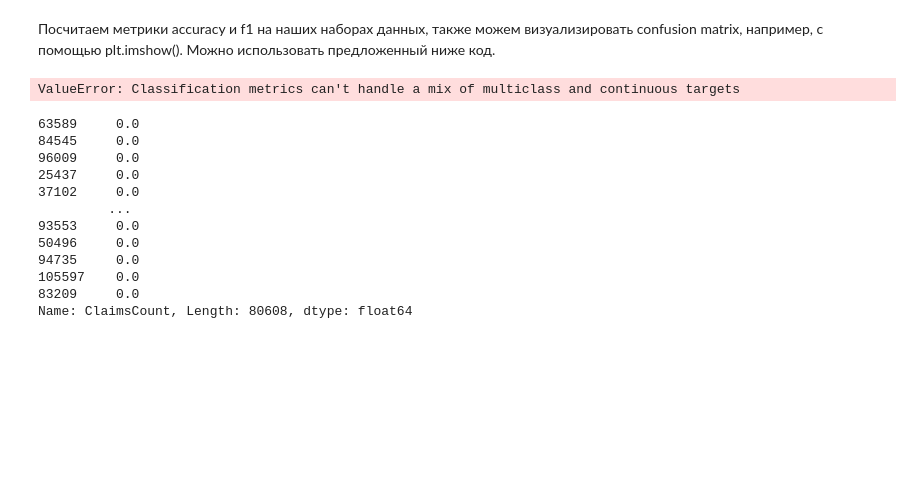
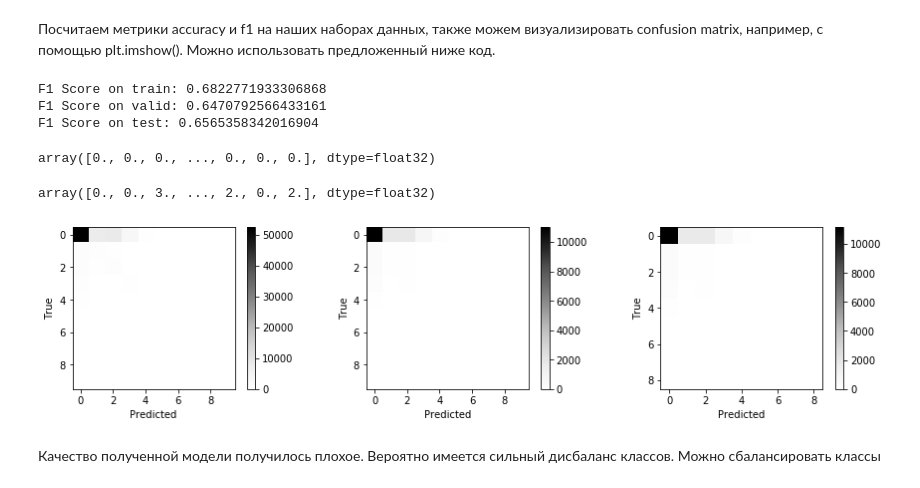
Before and after one commit to Aleksei741/Python_Lesson, a Jupyter notebook: Машинное обучение в бизнесе/Lesson_8/HW.ipynb, the cells around one changed output. Cells and saved outputs as stored; diff of their text form; code cells hidden in the pictures; blank space fills up the shorter version.

```diff
--- a/Машинное обучение в бизнесе/Lesson_8/HW.ipynb
+++ b/Машинное обучение в бизнесе/Lesson_8/HW.ipynb
@@ -432,7 +444,7 @@ cv_params = {'num_boost_round': 300,
               }
 # %%
 # Определим границы, в которых будем искать гиперпараметры
-
+'''
 space_freq = {'objective': 'count:poisson',
               'max_depth': hp.choice('max_depth', [5, 8, 10, 12, 15]),
               'min_child_weight': hp.uniform('min_child_weight', 0, 50),
@@ -442,13 +454,13 @@ space_freq = {'objective': 'count:poisson',
               'lambda': hp.uniform('lambda', 0, 1),
               'eta': hp.uniform('eta', 0.01, 1),
               'tree_method': 'hist'
-              }
+              }'''
 # %%
 # Оптимизация (количество итераций снижено для ускорения работы)
 
 trials = Trials()
-best = fmin(fn=partial(objective, cv_params=cv_params, data=train_c),
-            space=space_freq, trials=trials, algo=tpe.suggest, max_evals=50, timeout=3600)
+best = fmin(fn=partial(objective, cv_params=cv_params, data=train),
+            space=space_freq, trials=trials, algo=tpe.suggest, max_evals=10, timeout=3600)
 # %%
 # Оптимальные гиперпараметры
 
@@ -470,32 +490,43 @@ train_params = {'num_boost_round': 300,
 # %% [markdown]
 Далее обучим нашу модель с оптимальными параметрами
 # %%
-progress_wo_es = dict()
-xgb_freq_wo_es = xgb.train(params=best_params, dtrain=train_c, evals=[(train_c, "train"), (valid_c, "valid"), (test_c, "test")],
-                           evals_result=progress_wo_es, **train_params)
+progress = dict()
+xgb_ClaimsCount = xgb.train(params=best_params, dtrain=train, evals=[(train, "train"), (valid, "valid"), (test, "test")],
+                           evals_result=progress, **train_params)
 # %% [markdown]
 Посчитаем метрики accuracy и f1 на наших наборах данных, также можем визуализировать confusion matrix, например, с помощью plt.imshow(). Можно использовать предложенный ниже код.
 # %%
-dfsets = [{'set': 'train', 'dmat': xgb_train, 'target': y_train},
-          {'set': 'valid', 'dmat': xgb_valid, 'target': y_valid},
-          {'set': 'test', 'dmat': xgb_test, 'target': y_test}]
+dfsets = [{'set': 'train', 'dmat': train, 'target': y_train},
+          {'set': 'valid', 'dmat': valid, 'target': y_valid},
+          {'set': 'test', 'dmat': test, 'target': y_test}]
 for dfset in dfsets:
-    class_preds = xgb.predict(dfset['dmat']) # Посчитаем предсказанные значения
-    print('F1 Score on ' + str(dfset['set'])+':', f1_score(list(dfset['target']), class_preds, average='micro')) # Посчитаем F1 Score
+    class_preds = xgb_ClaimsCount.predict(dfset['dmat']) # Посчитаем предсказанные значения
+    print('F1 Score on ' + str(dfset['set'])+':', f1_score(dfset['target'], class_preds, average='micro')) # Посчитаем F1 Score
 # %% [output]
-ValueError: Classification metrics can't handle a mix of multiclass and continuous targets
+F1 Score on train: 0.6822771933306868
+F1 Score on valid: 0.6470792566433161
+F1 Score on test: 0.6565358342016904
-# %%
-y_train
-# %% [output]
-63589     0.0
-84545     0.0
-96009     0.0
-25437     0.0
-37102     0.0
-         ...
-93553     0.0
-50496     0.0
-94735     0.0
-105597    0.0
-83209     0.0
-Name: ClaimsCount, Length: 80608, dtype: float64
+# %%
+np.array(dfsets[0]['target'], dtype='float32')
+# %% [output]
+array([0., 0., 0., ..., 0., 0., 0.], dtype=float32)
+# %%
+xgb_ClaimsCount.predict(dfsets[0]['dmat'])
+# %% [output]
+array([0., 0., 3., ..., 2., 0., 2.], dtype=float32)
+# %%
+plt.subplots(1,3, figsize=(15,3))
+for i in range(len(dfsets)):
+    confmatrix = confusion_matrix(dfsets[i]['target'], xgb_ClaimsCount.predict(dfsets[i]['dmat']))
+    plt.subplot(1,3,i+1)
+    plt.imshow(confmatrix, cmap='Greys')
+    plt.colorbar()
+    plt.ylabel('True')
+    plt.xlabel('Predicted')
+plt.show()
+# %% [output]
+[figure, added]
+# %% [markdown]
+Качество полученной модели получилось плохое.
+Вероятно имеется сильный дисбаланс классов.
+Можно сбалансировать классы
```
Also changed, not shown: parts of 6 cells of this notebook, 1 other file.
